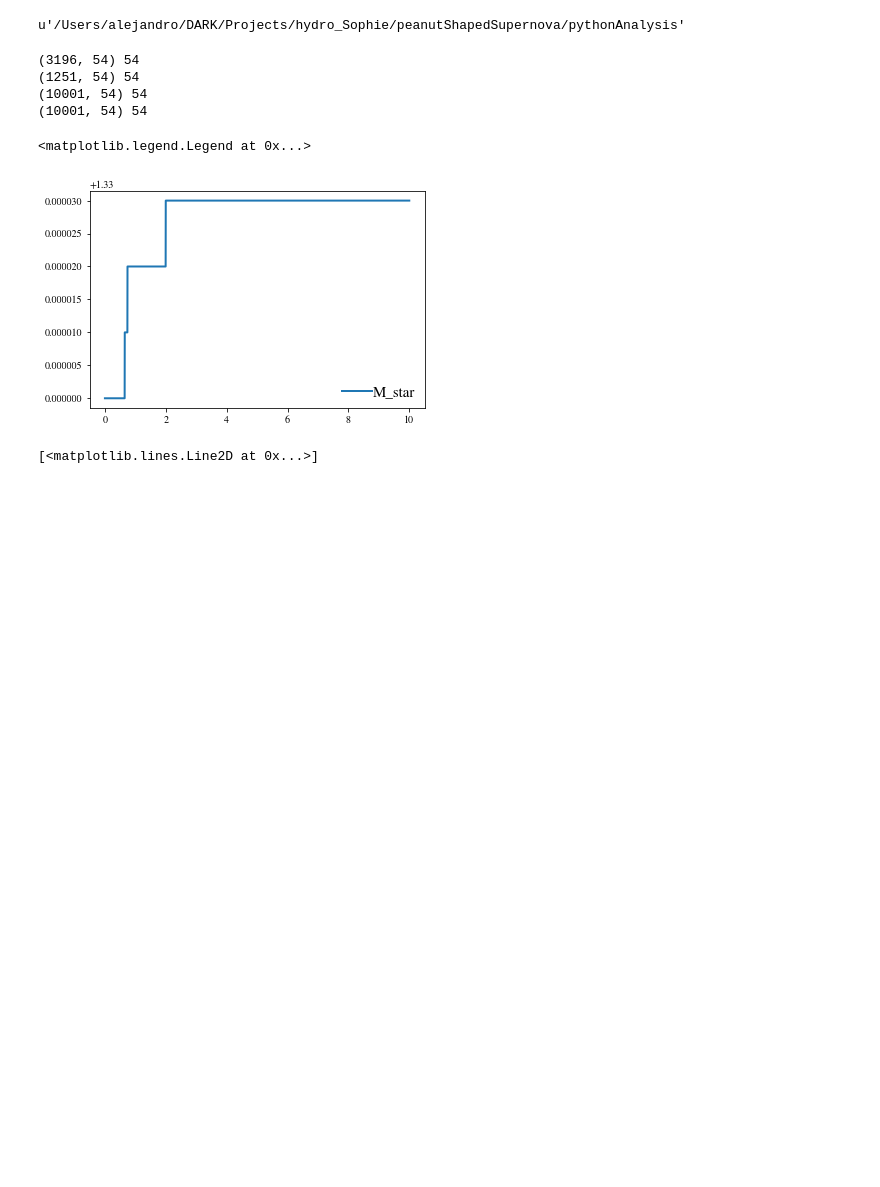
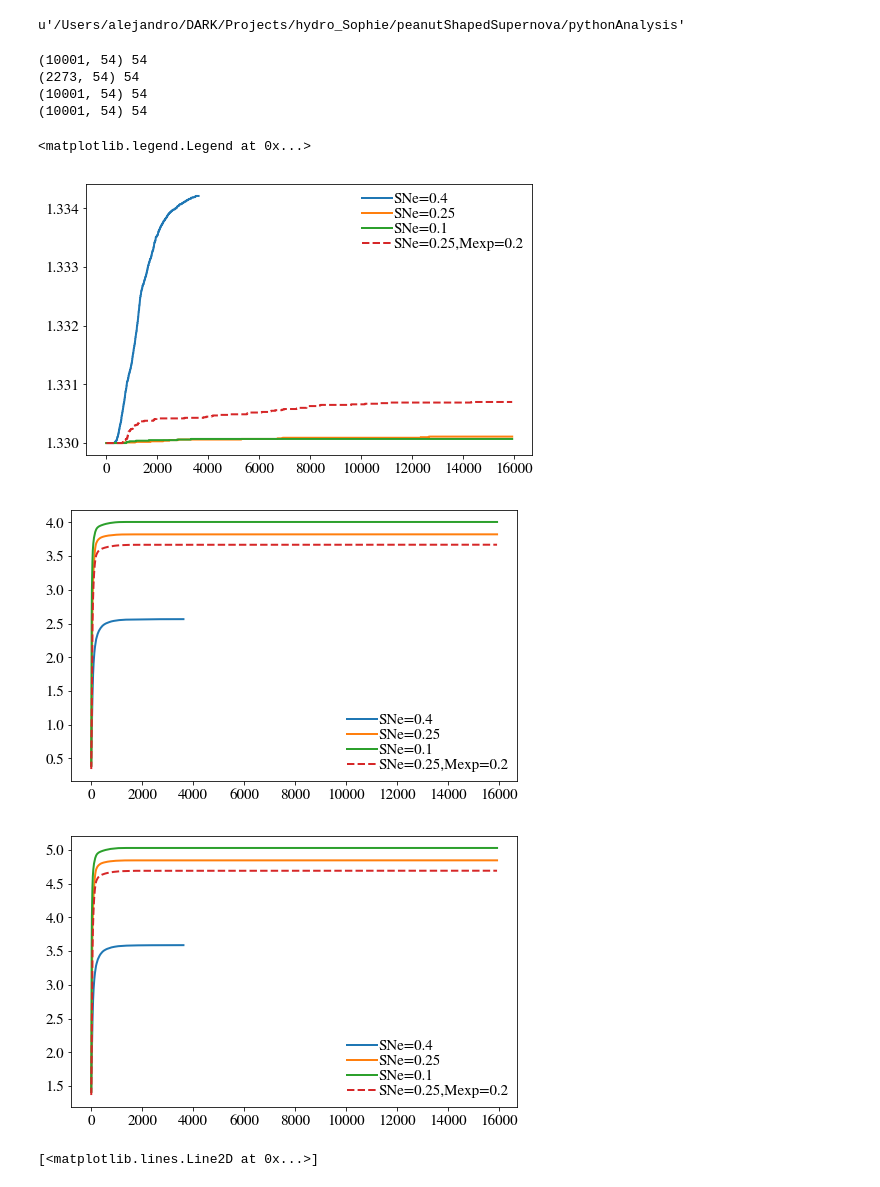
Before and after one commit to aldobatta/fallback-supernova, a Jupyter notebook: Scripts/massAccretion.ipynb, the cells around one changed output. Cells and saved outputs as stored; diff of their text form; code cells hidden in the pictures; blank space fills up the shorter version.

```diff
--- a/Scripts/massAccretion.ipynb
+++ b/Scripts/massAccretion.ipynb
@@ -86,41 +87,64 @@ pwd
 # %% [output]
 u'/Users/alejandro/DARK/Projects/hydro_Sophie/peanutShapedSupernova/pythonAnalysis'
 # %%
-testReadFile = "../../Data/NS_HegerCompanion_09062020/dynamics.txt"
+testReadFile = "/Users/alejandro/Dropbox/Alejandro_CE_SN/Data/1607_SNf_0_25_a_1_5/dynamics.txt"
 dataTable = Get_dynamics(testReadFile)
 
-testReadFile2 = "../../Data/NS_HegerCompanion_19062020_SofteningGas_0_01/dynamics.txt"
+testReadFile2 = "/Users/alejandro/Dropbox/Alejandro_CE_SN/Data/2407_1/dynamics.txt"
 dataTable2 = Get_dynamics(testReadFile2)
 
-testReadFile3 = "../../Data/NS_HE16C_23062020_softeningGas_0_005_smallE_smalla/dynamics.txt"
+testReadFile3 = "/Users/alejandro/Dropbox/Alejandro_CE_SN/Data/2407_2/dynamics.txt"
 dataTable3 = Get_dynamics(testReadFile3)
 
-testReadFile4 = "/Users/alejandro/Dropbox/Alejandro_CE_SN/Data/1607_SNf_0_25_a_1_5/dynamics.txt"
+testReadFile4 = "/Users/alejandro/Dropbox/Alejandro_CE_SN/Data/2407_3/dynamics.txt"
 dataTable4 = Get_dynamics(testReadFile4)
+
+testReadFile5 = "/Users/alejandro/Dropbox/Alejandro_CE_SN/Data/2407_4/dynamics.txt"
+dataTable5 = Get_dynamics(testReadFile5)
 # %% [output]
-(3196, 54) 54
-(1251, 54) 54
+(10001, 54) 54
+(2273, 54) 54
 (10001, 54) 54
 (10001, 54) 54
 # %%
 dataTable.colnames
-# %%
-# plt.plot(dataTable['t'],dataTable['Macc_bh'])
-# plt.plot(dataTable2['t'],dataTable2['Macc_bh'])
-# plt.plot(dataTable3['t'],dataTable3['Macc_bh'])
-# plt.plot(dataTable4['t'],dataTable4['Macc_bh'])
-# plt.plot(dataTable4['t'],dataTable4['M_bh'])
-# plt.plot(dataTable4['t'],dataTable4['M_star'])
-plt.plot(dataTable3['t'],dataTable3['M_star'])
-
-
-# plt.xlim(0,0.2)
-# plt.semilogx()
-
-plt.legend()
-# %% [output]
-<matplotlib.legend.Legend at 0x...>
-[figure, removed]
+# %%
+plt.figure(1)
+plt.plot(dataTable2['t']*TimeUnit,dataTable2['M_star'],label='SNe=0.4')
+plt.plot(dataTable['t']*TimeUnit,dataTable['M_star'],label='SNe=0.25')
+plt.plot(dataTable3['t']*TimeUnit,dataTable3['M_star'],label='SNe=0.1')
+plt.plot(dataTable4['t']*TimeUnit,dataTable4['M_star'],'--',label='SNe=0.25,Mexp=0.2')
+
+plt.legend()
+
+plt.figure(2)
+plt.plot(dataTable2['t']*TimeUnit,dataTable2['Macc_bh'],label='SNe=0.4')
+plt.plot(dataTable['t']*TimeUnit,dataTable['Macc_bh'],label='SNe=0.25')
+plt.plot(dataTable3['t']*TimeUnit,dataTable3['Macc_bh'],label='SNe=0.1')
+plt.plot(dataTable4['t']*TimeUnit,dataTable4['Macc_bh'],'--',label='SNe=0.25,Mexp=0.2')
+
+plt.legend()
+
+
+plt.figure(3)
+plt.plot(dataTable2['t']*TimeUnit,dataTable2['M_bh'],label='SNe=0.4')
+plt.plot(dataTable['t']*TimeUnit,dataTable['M_bh'],label='SNe=0.25')
+plt.plot(dataTable3['t']*TimeUnit,dataTable3['M_bh'],label='SNe=0.1')
+plt.plot(dataTable4['t']*TimeUnit,dataTable4['M_bh'],'--',label='SNe=0.25,Mexp=0.2')
+
+plt.legend()
+
+# plt.plot(dataTable['t'],dataTable['M_bh'])
+# plt.xlim(0,0.2)
+# plt.semilogx()
+
+# Medd for a NS is 10^-7 or 10^-8 Msol yr^-1
+# Macc = 10^-3, 2000 s ~ 10^-4 yr -> Mdot ~ 10^-7 Msol yr^-1
+# %% [output]
+<matplotlib.legend.Legend at 0x...>
+[figure, added]
+[figure, added]
+[figure, added]
 # %%
 plt.plot(dataTable['t'],dataTable['M_bh'],'--')
 plt.plot(dataTable2['t'],dataTable2['M_bh'],'--')
```
Also changed, not shown: parts of 1 cell of this notebook, 2 other files.
